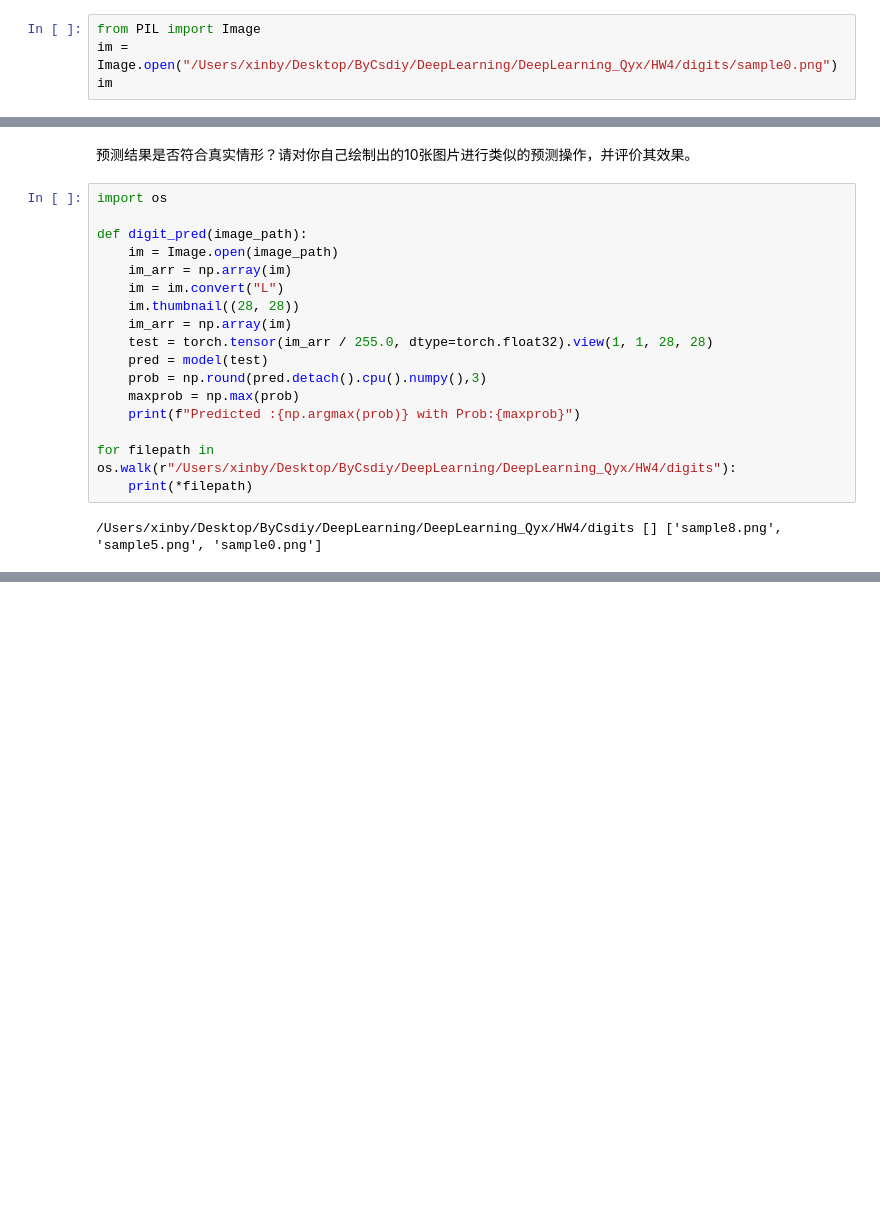
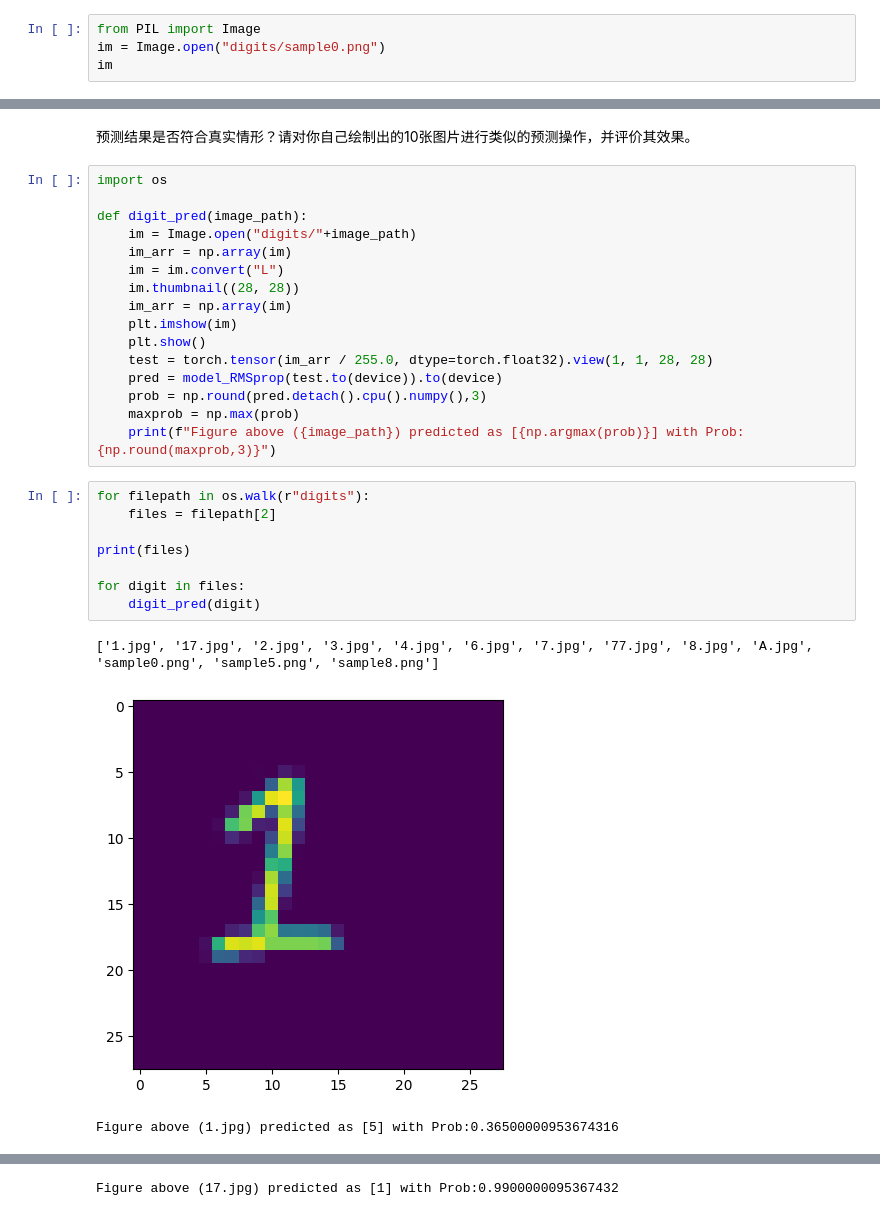
Before and after one commit to By-Xin/ByCsdiy, a Jupyter notebook: DeepLearning/DeepLearning_Qyx/HW4/lec8-convnet-training.ipynb, the cells around one changed output, grey strips where cells are left out. Cells and saved outputs as stored; diff of their text form; blank space fills up the shorter version.

```diff
--- a/DeepLearning/DeepLearning_Qyx/HW4/lec8-convnet-training.ipynb
+++ b/DeepLearning/DeepLearning_Qyx/HW4/lec8-convnet-training.ipynb
@@ -500,7 +477,7 @@ tensor([8, 9, 2, 2, 1, 5, 8, 9, 8, 7])
 接下来利用 Pillow 软件包读取图片：
 # %%
 from PIL import Image
-im = Image.open("/Users/xinby/Desktop/ByCsdiy/DeepLearning/DeepLearning_Qyx/HW4/digits/sample0.png")
+im = Image.open("digits/sample0.png")
 im
 # %% [output]
 [figure]
@@ -544,18 +521,27 @@ tensor(0)
 import os
 
 def digit_pred(image_path):
-    im = Image.open(image_path)
+    im = Image.open("digits/"+image_path)
     im_arr = np.array(im)
     im = im.convert("L")
     im.thumbnail((28, 28))
     im_arr = np.array(im)
+    plt.imshow(im)
+    plt.show()
     test = torch.tensor(im_arr / 255.0, dtype=torch.float32).view(1, 1, 28, 28)
-    pred = model(test)
+    pred = model_RMSprop(test.to(device)).to(device)
     prob = np.round(pred.detach().cpu().numpy(),3)
     maxprob = np.max(prob)
-    print(f"Predicted :{np.argmax(prob)} with Prob:{maxprob}")
-
-for filepath in os.walk(r"/Users/xinby/Desktop/ByCsdiy/DeepLearning/DeepLearning_Qyx/HW4/digits"):
-    print(*filepath)
+    print(f"Figure above ({image_path}) predicted as [{np.argmax(prob)}] with Prob:{np.round(maxprob,3)}")
-# %% [output]
-/Users/xinby/Desktop/ByCsdiy/DeepLearning/DeepLearning_Qyx/HW4/digits [] ['sample8.png', 'sample5.png', 'sample0.png']
+# %%
+for filepath in os.walk(r"digits"):
+    files = filepath[2]
+
+print(files)
+
+for digit in files:
+    digit_pred(digit)
+# %% [output]
+['1.jpg', '17.jpg', '2.jpg', '3.jpg', '4.jpg', '6.jpg', '7.jpg', '77.jpg', '8.jpg', 'A.jpg', 'sample0.png', 'sample5.png', 'sample8.png']
+[figure, added]
+Figure above (1.jpg) predicted as [5] with Prob:0.36500000953674316
@@ -561,0 +549 @@ for filepath in os.walk(r"/Users/xinby/Desktop/ByCsdiy/DeepLearning/DeepLearning
+Figure above (17.jpg) predicted as [1] with Prob:0.9900000095367432
```
Also changed, not shown: parts of 14 cells of this notebook, 10 other files.
